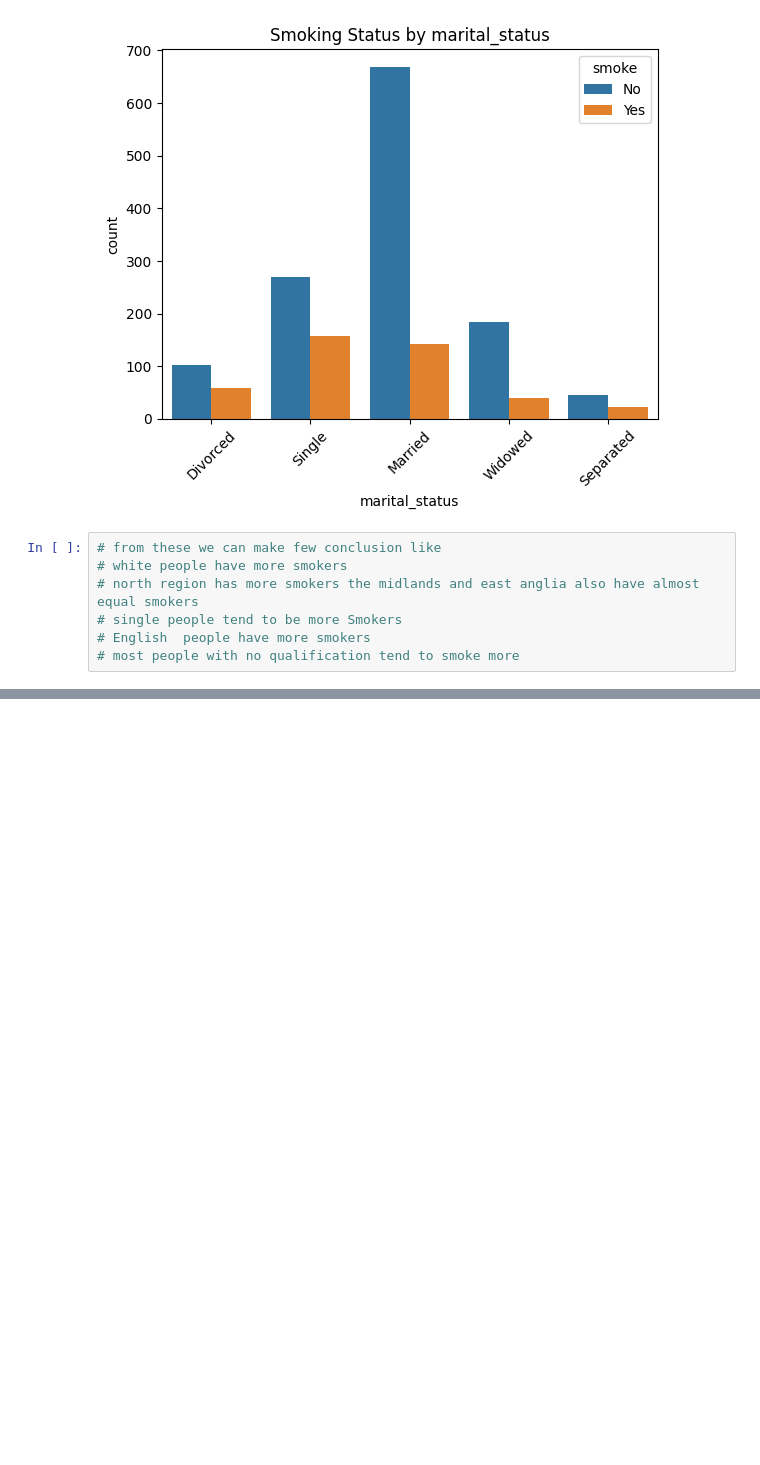
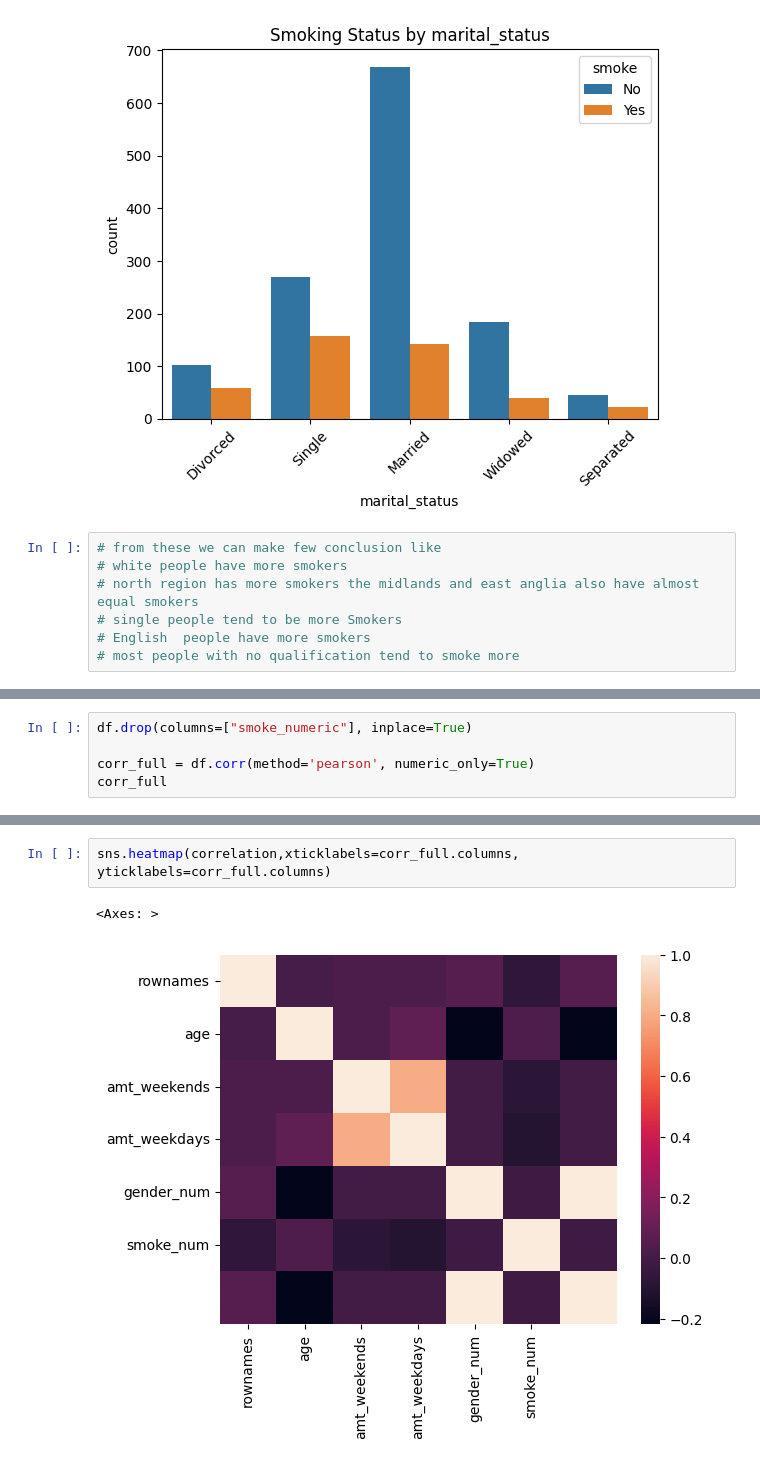
Before and after one commit to GeetAvaneesh/Exploratory-Data-Analytics-project-on-smoking-data-set-22BDS0343, a Jupyter notebook: 22BDS0343_EDA_Theory_GeetAvaneesh.ipynb, the cells around one changed output, grey strips where cells are left out. Drawn from its saved outputs; the diff is of its cells as text; blank space fills up the shorter version.

```diff
--- a/22BDS0343_EDA_Theory_GeetAvaneesh.ipynb
+++ b/22BDS0343_EDA_Theory_GeetAvaneesh.ipynb
@@ -1064,0 +1105,5 @@ for i in listtt:
+# %%
+df.drop(columns=["smoke_numeric"], inplace=True)
+
+corr_full = df.corr(method='pearson', numeric_only=True)
+corr_full
@@ -1064,0 +1118,5 @@ for i in listtt:
+# %%
+sns.heatmap(correlation,xticklabels=corr_full.columns, yticklabels=corr_full.columns)
+# %% [output]
+<Axes: >
+[figure, added]
```
Also changed, not shown: parts of 13 cells of this notebook.
